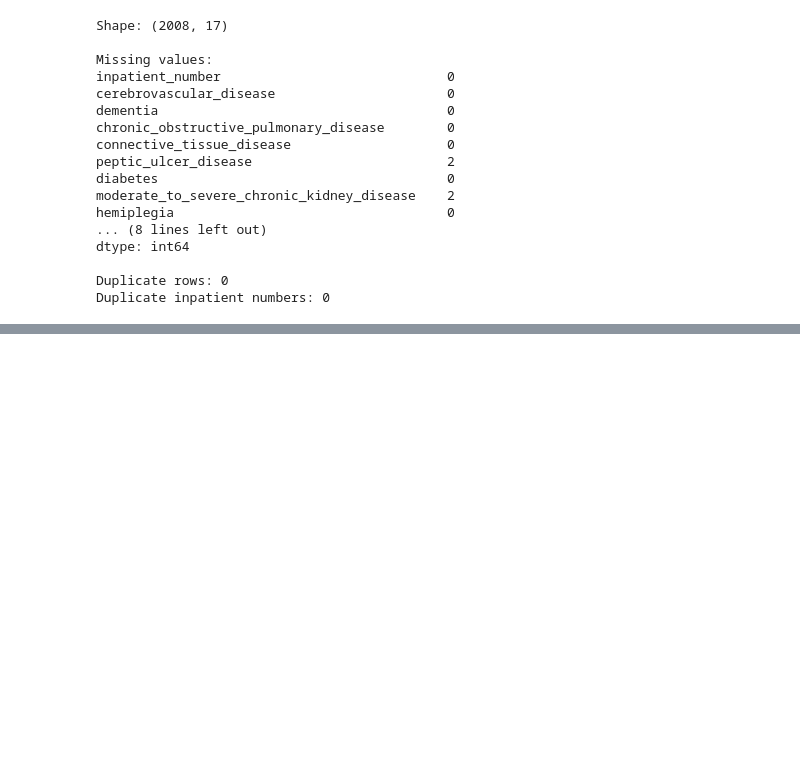
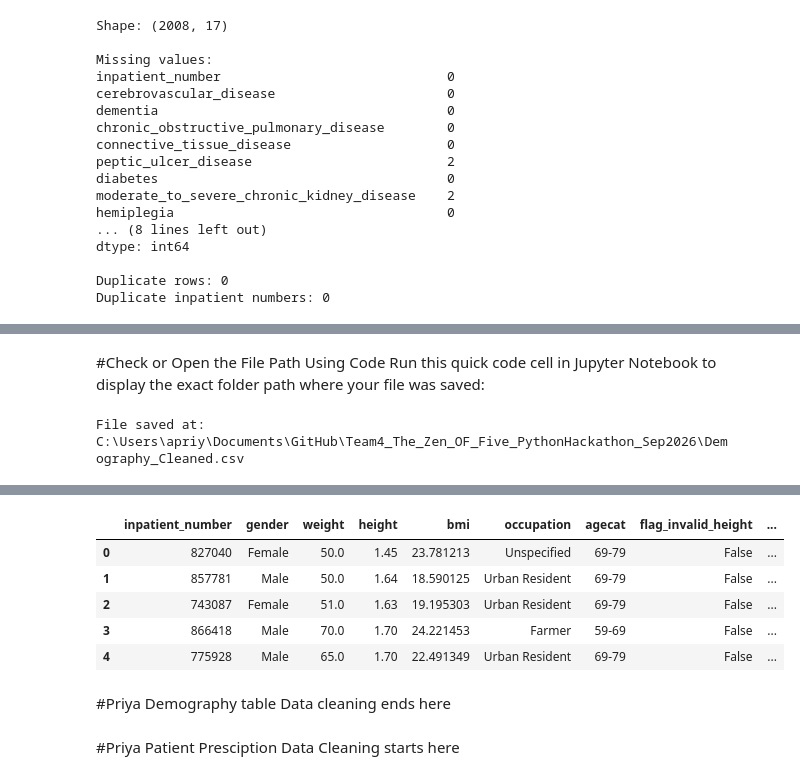
Before and after one commit to mishrasudha1984-png/Team4_The_Zen_OF_Five_PythonHackathon_Sep2026, a Jupyter notebook: Team4_The_Zen_OF_Five_01.datacleaning.ipynb, the cells around one changed output, grey strips where cells are left out. Saved outputs shown, nothing was run; the diff lists cells and outputs as text; code cells hidden in the pictures; blank space fills up the shorter version.

Commit message:
Update Team4_The_Zen_OF_Five_01.datacleaning.ipynb
All done - Priya

```diff
--- a/Team4_The_Zen_OF_Five_01.datacleaning.ipynb
+++ b/Team4_The_Zen_OF_Five_01.datacleaning.ipynb
@@ -1482,0 +1684,12 @@ import pandas as pd
+# %% [markdown]
+#Check or Open the File Path Using Code
+Run this quick code cell in Jupyter Notebook to display the exact folder path where your file was saved:
+# %%
+import os
+
+# Print the full directory path where your notebook and CSV are saved
+print("File saved at:")
+print(os.path.abspath("Demography_Cleaned.csv"))
+# %% [output]
+File saved at:
+C:\Users\apriy\Documents\GitHub\Team4_The_Zen_OF_Five_PythonHackathon_Sep2026\Demography_Cleaned.csv
@@ -1482,0 +1698,8 @@ import pandas as pd
+# %%
+# Check if the cleaned file exists and inspect the first few rows
+df_check = pd.read_csv("Demography_Cleaned.csv")
+print(
+    f"Successfully loaded saved file! Rows: {df_check.shape[0]}, Columns: {df_check.shape[1]}"
+)
+df_check.head()
+# %% [output]
@@ -1482,0 +1707,10 @@ import pandas as pd
+|  | inpatient_number | gender | weight | height | bmi | occupation | agecat | flag_invalid_height | ... |
+| 0 | 827040 | Female | 50.0 | 1.45 | 23.781213 | Unspecified | 69-79 | False | ... |
+| 1 | 857781 | Male | 50.0 | 1.64 | 18.590125 | Urban Resident | 69-79 | False | ... |
+| 2 | 743087 | Female | 51.0 | 1.63 | 19.195303 | Urban Resident | 69-79 | False | ... |
+| 3 | 866418 | Male | 70.0 | 1.70 | 24.221453 | Farmer | 59-69 | False | ... |
+| 4 | 775928 | Male | 65.0 | 1.70 | 22.491349 | Urban Resident | 69-79 | False | ... |
+# %% [markdown]
+#Priya Demography table Data cleaning ends here
+# %% [markdown]
+#Priya Patient Presciption Data Cleaning starts here
```
Also changed, not shown: parts of 27 cells of this notebook.
